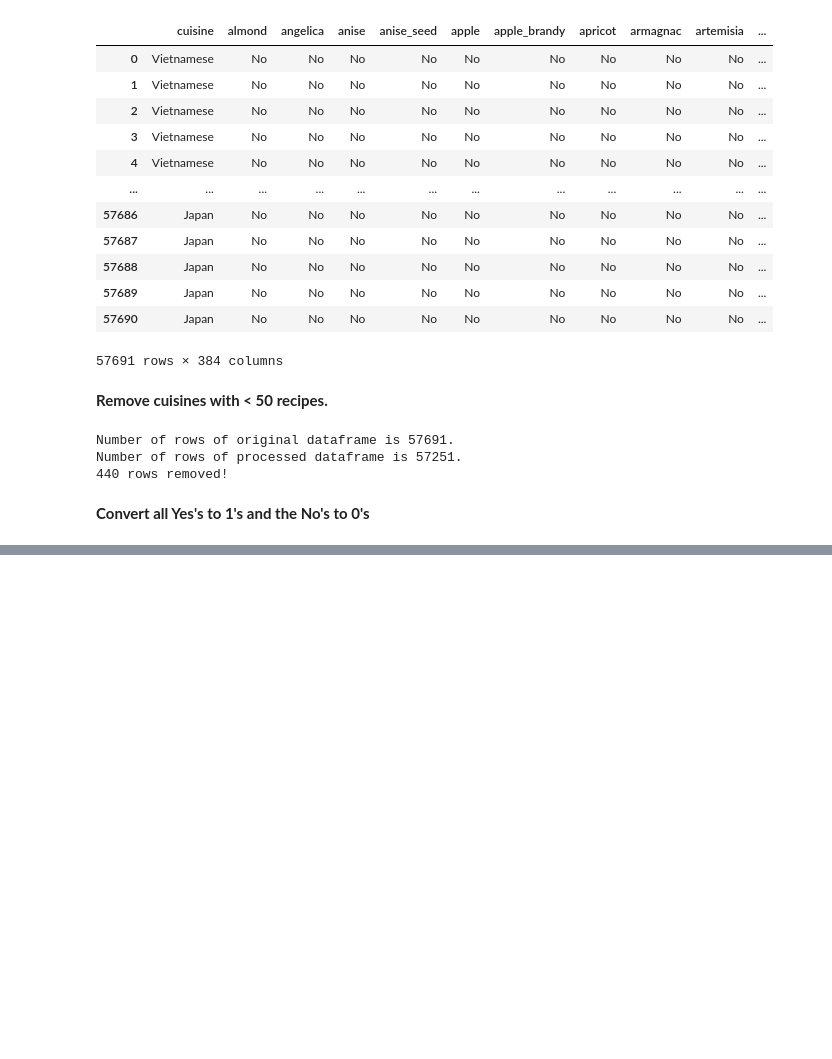
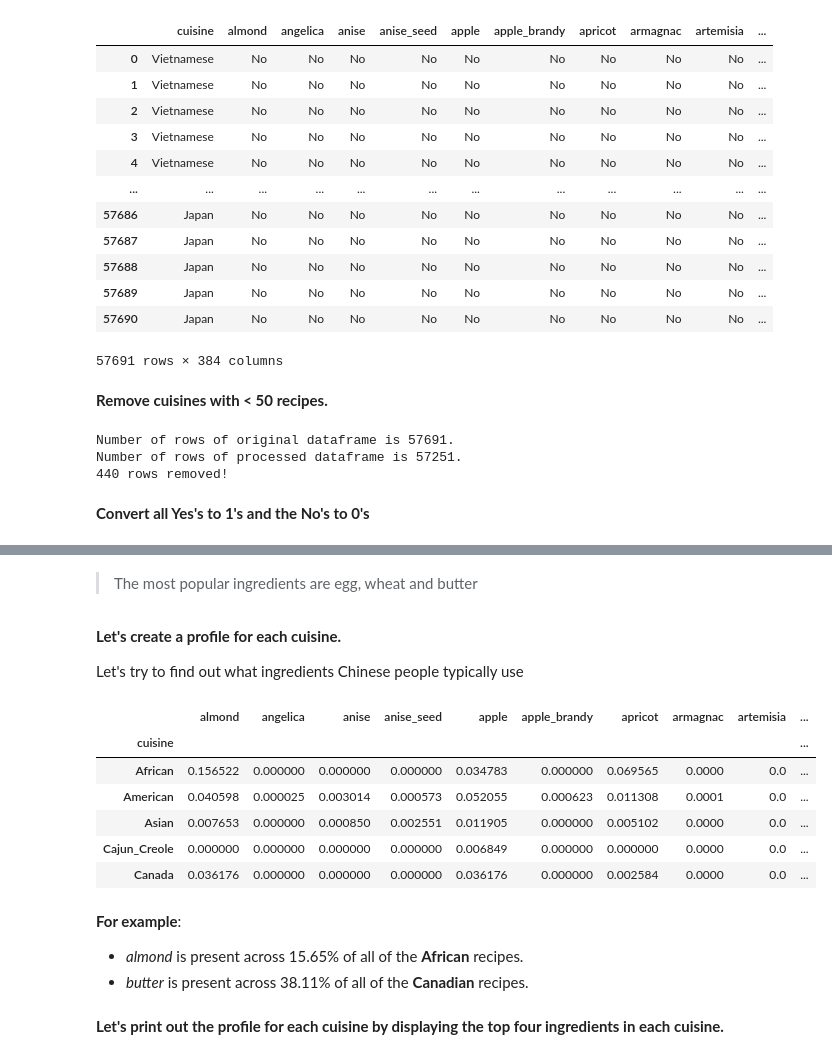
Before and after one commit to Leo-Zubiri/DataUnderstandingPreparation, a Jupyter notebook: DataUnderstandingPreparation.ipynb, the cells around one changed output, grey strips where cells are left out. Saved outputs shown, nothing was run; the diff lists cells and outputs as text; code cells hidden in the pictures; blank space fills up the shorter version.

```diff
--- a/DataUnderstandingPreparation.ipynb
+++ b/DataUnderstandingPreparation.ipynb
@@ -138,0 +259,24 @@ recipes = recipes.replace(to_replace="No", value=0)
+# %% [markdown]
+> The most popular ingredients are egg, wheat and butter
+# %% [markdown]
+**Let's create a profile for each cuisine.**
+
+Let's try to find out what ingredients Chinese people typically use
+# %%
+cuisines = recipes.groupby("cuisine").mean()
+cuisines.head()
+# %% [output]
+|  | almond | angelica | anise | anise_seed | apple | apple_brandy | apricot | armagnac | artemisia | ... |
+| cuisine |  |  |  |  |  |  |  |  |  | ... |
+| African | 0.156522 | 0.000000 | 0.000000 | 0.000000 | 0.034783 | 0.000000 | 0.069565 | 0.0000 | 0.0 | ... |
+| American | 0.040598 | 0.000025 | 0.003014 | 0.000573 | 0.052055 | 0.000623 | 0.011308 | 0.0001 | 0.0 | ... |
+| Asian | 0.007653 | 0.000000 | 0.000850 | 0.002551 | 0.011905 | 0.000000 | 0.005102 | 0.0000 | 0.0 | ... |
+| Cajun_Creole | 0.000000 | 0.000000 | 0.000000 | 0.000000 | 0.006849 | 0.000000 | 0.000000 | 0.0000 | 0.0 | ... |
+| Canada | 0.036176 | 0.000000 | 0.000000 | 0.000000 | 0.036176 | 0.000000 | 0.002584 | 0.0000 | 0.0 | ... |
+# %% [markdown]
+**For example**:
+
+-   _almond_ is present across 15.65% of all of the **African** recipes.
+-   _butter_ is present across 38.11% of all of the **Canadian** recipes.
+# %% [markdown]
+**Let's print out the profile for each cuisine by displaying the top four ingredients in each cuisine.**
```
Also changed, not shown: parts of 17 cells of this notebook.
